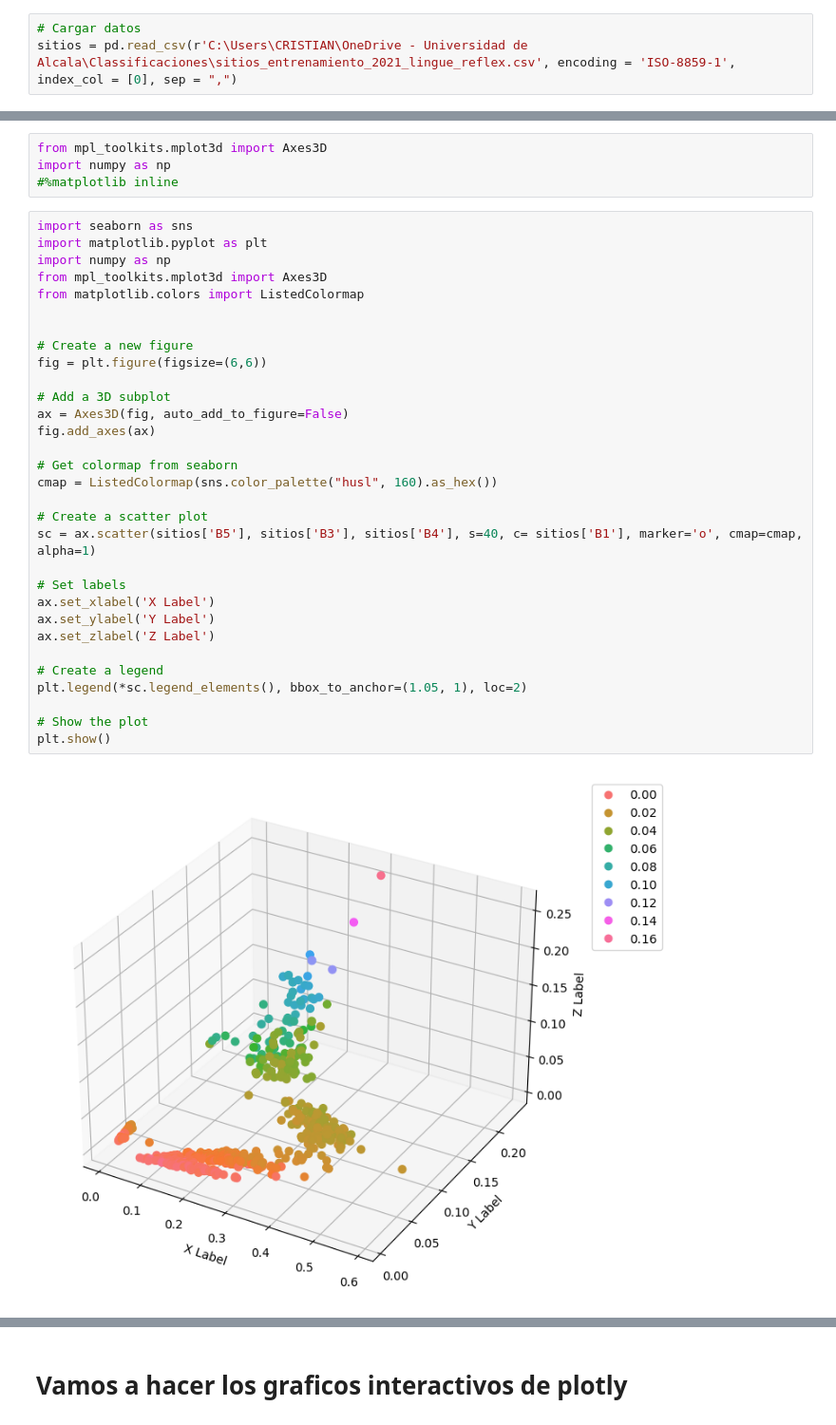
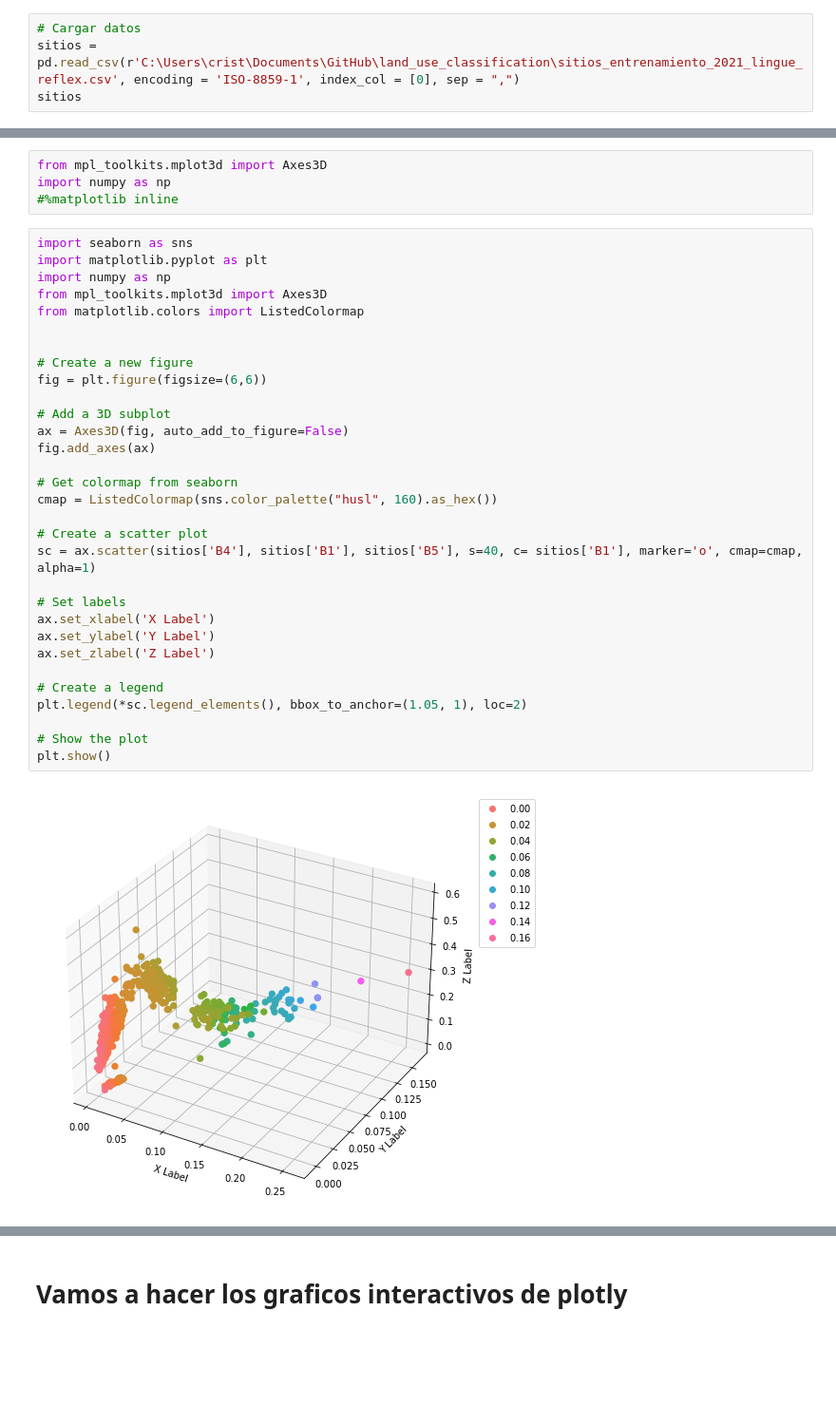
Before and after one commit to cristianvergaraf/land_use_classification, a Jupyter notebook: exploratory_analysis.ipynb, the cells around one changed output, grey strips where cells are left out. Shown: that part at 95% size. Drawn from its saved outputs; the diff is of its cells as text; blank space fills up the shorter version.

```diff
--- a/exploratory_analysis.ipynb
+++ b/exploratory_analysis.ipynb
@@ -11,4 +11,5 @@ import folium
 import numpy as np
 # %%
 # Cargar datos
-sitios = pd.read_csv(r'C:\Users\CRISTIAN\OneDrive - Universidad de Alcala\Classificaciones\sitios_entrenamiento_2021_lingue_reflex.csv', encoding = 'ISO-8859-1', index_col = [0], sep = ",")
+sitios = pd.read_csv(r'C:\Users\crist\Documents\GitHub\land_use_classification\sitios_entrenamiento_2021_lingue_reflex.csv', encoding = 'ISO-8859-1', index_col = [0], sep = ",")
+sitios
@@ -139,32 +165,32 @@ import numpy as np
 import seaborn as sns
 import matplotlib.pyplot as plt
 import numpy as np
 from mpl_toolkits.mplot3d import Axes3D
 from matplotlib.colors import ListedColormap
 
 
 # Create a new figure
 fig = plt.figure(figsize=(6,6))
 
 # Add a 3D subplot
 ax = Axes3D(fig, auto_add_to_figure=False)
 fig.add_axes(ax)
 
 # Get colormap from seaborn
 cmap = ListedColormap(sns.color_palette("husl", 160).as_hex())
 
 # Create a scatter plot
-sc = ax.scatter(sitios['B5'], sitios['B3'], sitios['B4'], s=40, c= sitios['B1'], marker='o', cmap=cmap, alpha=1)
+sc = ax.scatter(sitios['B4'], sitios['B1'], sitios['B5'], s=40, c= sitios['B1'], marker='o', cmap=cmap, alpha=1)
 
 # Set labels
 ax.set_xlabel('X Label')
 ax.set_ylabel('Y Label')
 ax.set_zlabel('Z Label')
 
 # Create a legend
 plt.legend(*sc.legend_elements(), bbox_to_anchor=(1.05, 1), loc=2)
 
 # Show the plot
 plt.show()
 # %% [output]
-[figure, old version]
+[figure, new version]
```
Also changed, not shown: parts of 23 cells of this notebook, 11 other files.
